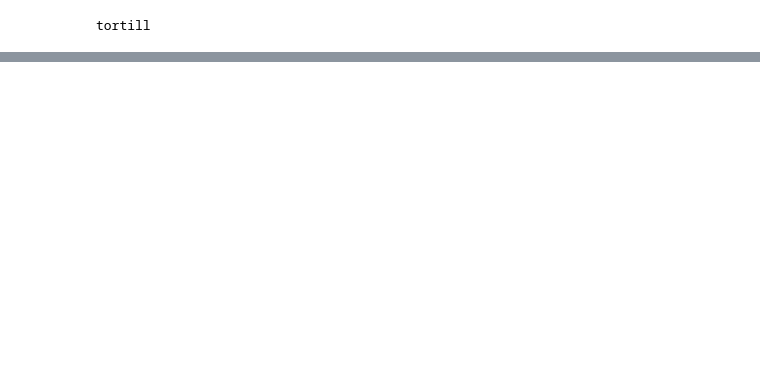
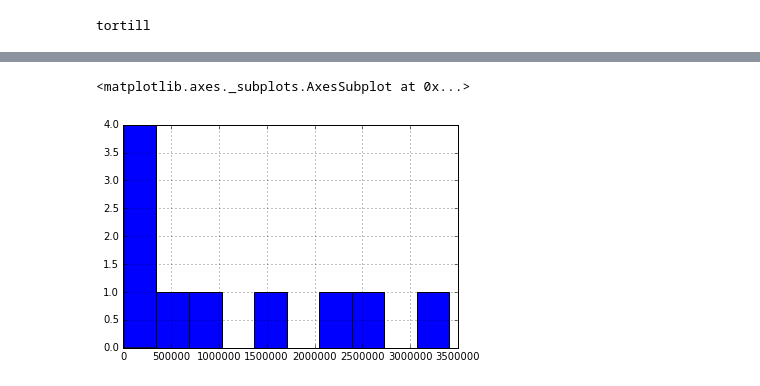
Before and after one commit to seitin/bimbo, a Jupyter notebook: initial_ml.ipynb, the cells around one changed output, grey strips where cells are left out. Drawn from its saved outputs; the diff is of its cells as text; code cells hidden in the pictures; blank space fills up the shorter version.

```diff
--- a/initial_ml.ipynb
+++ b/initial_ml.ipynb
@@ -124 +145,8 @@ cols = [
 ]
+# %%
+def binarize(df,field, size, increment):
+    df[field+'_bin'] = '-100000'
+    for i in range(increment,size,increment):
+        f = (df[field] < i) & (df[field] > (i -increment))
+        df.ix[f, field+'_bin'] = '%s-%s' % (i-increment, i)
+    return df
@@ -127,3 +192,9 @@ cols = [
+# %%
+aux['count']=1
+aux['Venta_hoy_bin'].value_counts().hist()
+# %% [output]
+<matplotlib.axes._subplots.AxesSubplot at 0x...>
+[figure, added]
 # %%
 from sklearn.ensemble import RandomForestRegressor, ExtraTreesRegressor, GradientBoostingRegressor
 from sklearn.cross_validation import StratifiedKFold, cross_val_score, train_test_split
```
Also changed, not shown: parts of 25 cells of this notebook.
